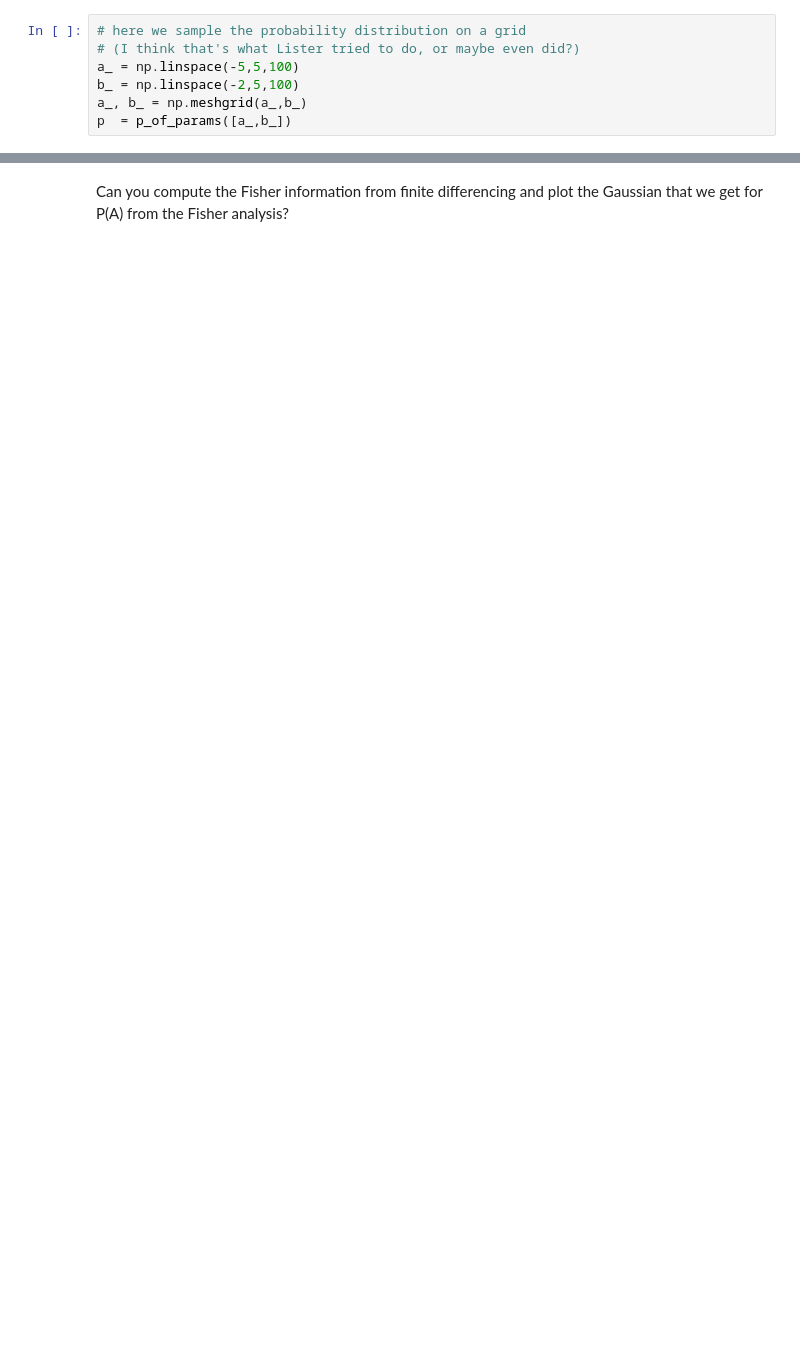
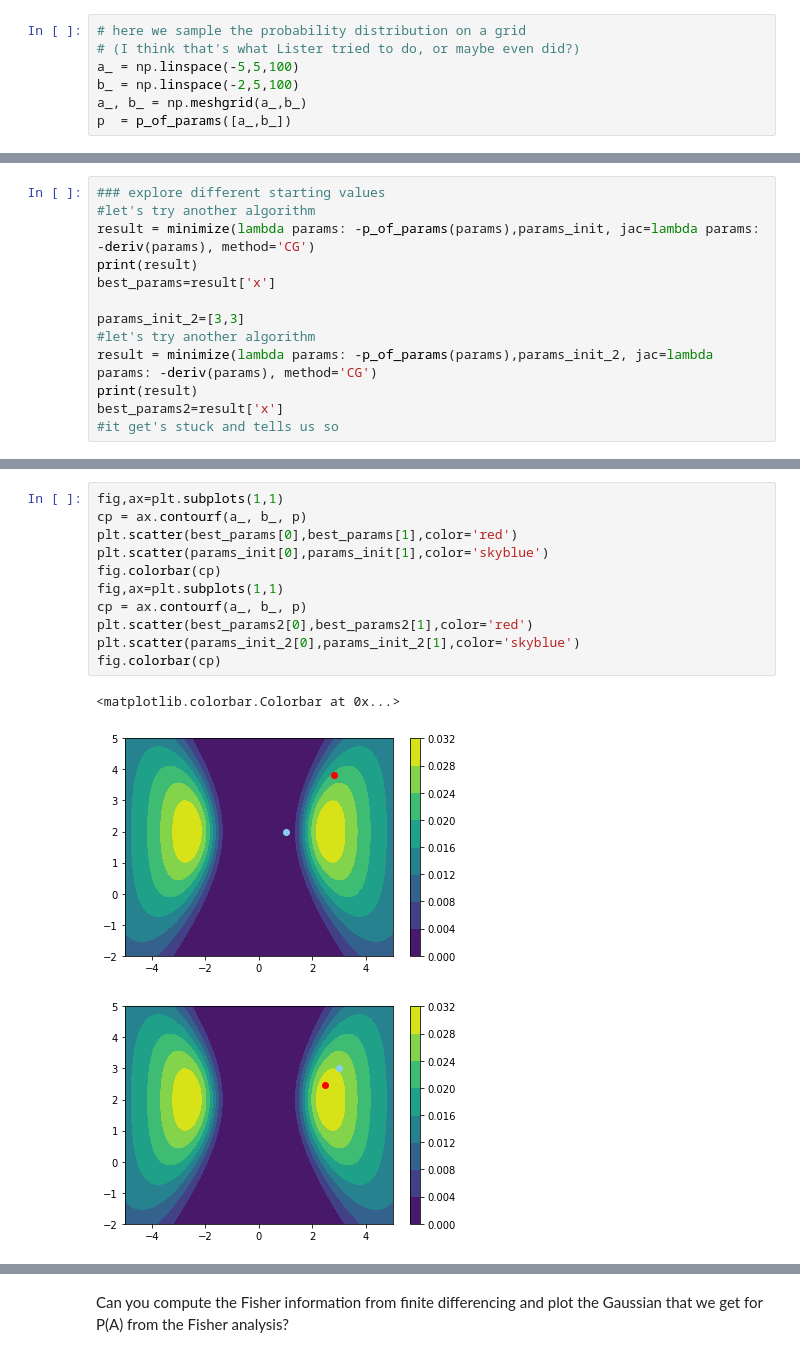
Before and after one commit to twerhane/UndergradStudentProjects, a Jupyter notebook: Jamie_and_Lister/VanessasNotebooks/FisherAnalysisOnToyExample.ipynb, the cells around one changed output, grey strips where cells are left out. Drawn from its saved outputs; the diff is of its cells as text; blank space fills up the shorter version.

```diff
--- a/Jamie_and_Lister/VanessasNotebooks/FisherAnalysisOnToyExample.ipynb
+++ b/Jamie_and_Lister/VanessasNotebooks/FisherAnalysisOnToyExample.ipynb
@@ -219,0 +223,13 @@ fig.colorbar(cp)
+# %%
+### explore different starting values
+#let's try another algorithm
+result = minimize(lambda params: -p_of_params(params),params_init, jac=lambda params: -deriv(params), method='CG')
+print(result)
+best_params=result['x']
+
+params_init_2=[3,3]
+#let's try another algorithm
+result = minimize(lambda params: -p_of_params(params),params_init_2, jac=lambda params: -deriv(params), method='CG')
+print(result)
+best_params2=result['x']
+#it get's stuck and tells us so
@@ -220,3 +255,18 @@ fig.colorbar(cp)
+# %%
+fig,ax=plt.subplots(1,1)
+cp = ax.contourf(a_, b_, p)
+plt.scatter(best_params[0],best_params[1],color='red')
+plt.scatter(params_init[0],params_init[1],color='skyblue')
+fig.colorbar(cp)
+fig,ax=plt.subplots(1,1)
+cp = ax.contourf(a_, b_, p)
+plt.scatter(best_params2[0],best_params2[1],color='red')
+plt.scatter(params_init_2[0],params_init_2[1],color='skyblue')
+fig.colorbar(cp)
+# %% [output]
+<matplotlib.colorbar.Colorbar at 0x...>
+[figure, added]
+[figure, added]
 # %% [markdown]
 Can you try other algorithms? :)
 https://docs.scipy.org/doc/scipy/reference/generated/scipy.optimize.minimize.html
```
Also changed, not shown: parts of 13 cells of this notebook.
